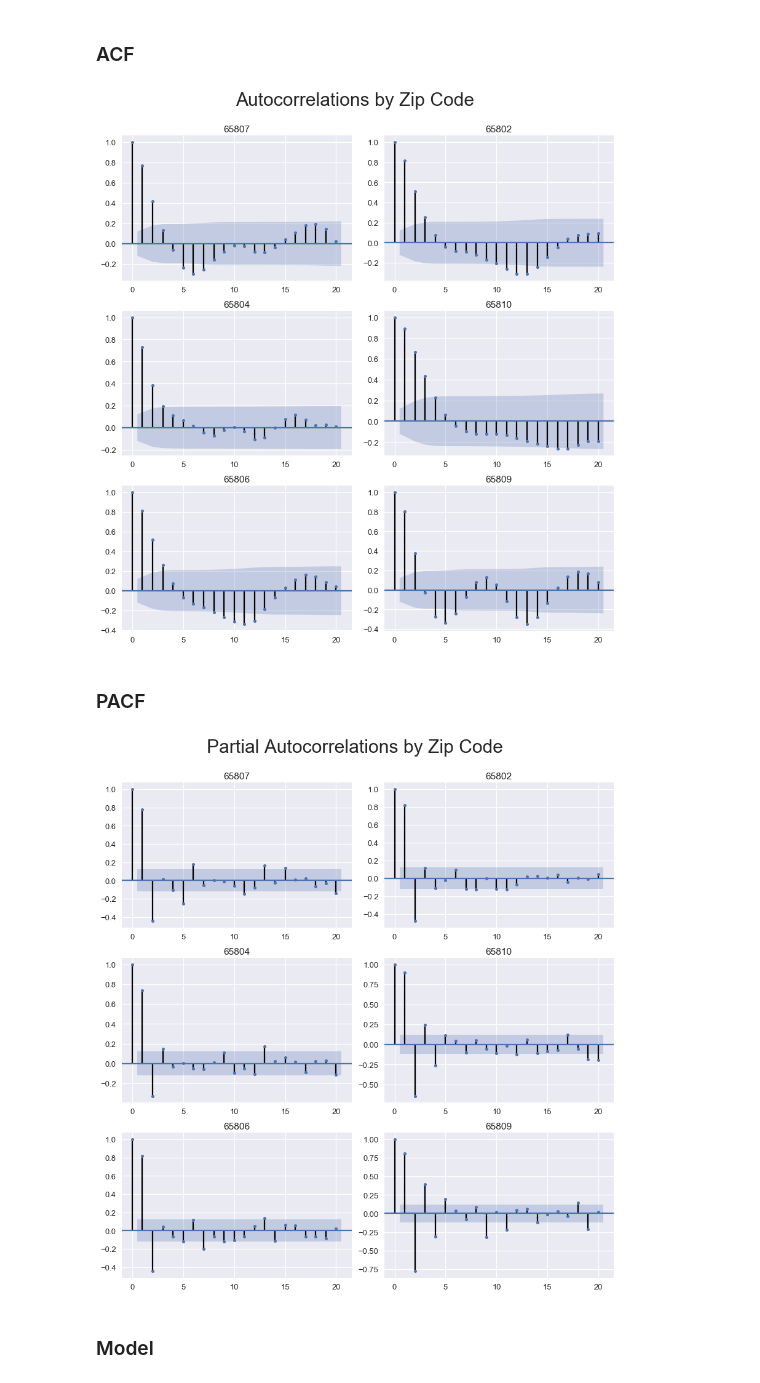
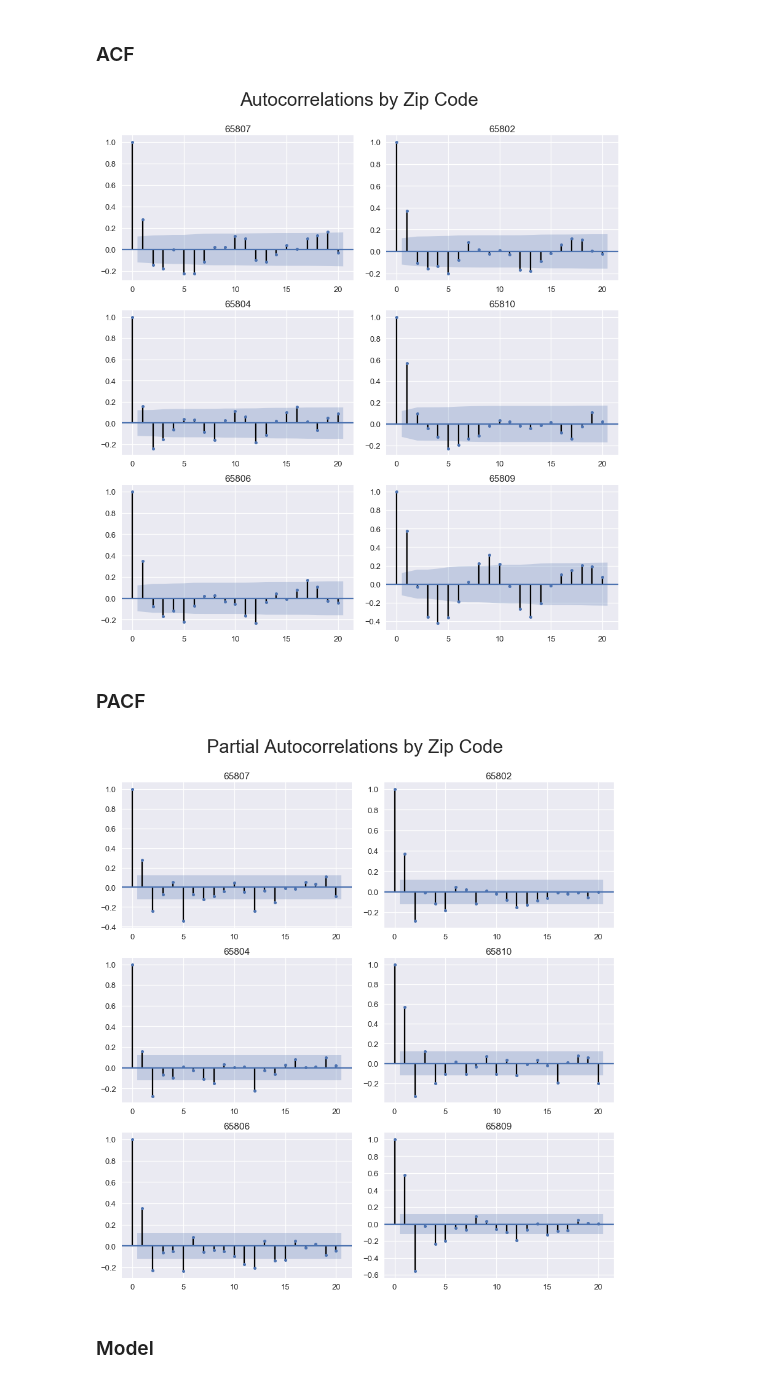
Before and after one commit to tjkim614/springfield_housing_analysis, a Jupyter notebook: 2-Modeling.ipynb, the cells around one changed output. Drawn from its saved outputs; the diff is of its cells as text; code cells hidden in the pictures.

Commit message:
added graphs

```diff
--- a/2-Modeling.ipynb
+++ b/2-Modeling.ipynb
@@ -18,7 +18,7 @@ import statsmodels.api as sm
 from statsmodels.graphics.tsaplots import plot_acf, plot_pacf
 
 springfield = pd.read_csv('data/springfield.csv', index_col='date')
-springfield_diff = pd.read_csv('data/springfield_diff.csv', index_col='date')
+springfield_diff_2 = pd.read_csv('data/springfield_diff_2.csv', index_col='date')
 # %% [markdown]
 ### Train/Test Split
 # %%
@@ -68,35 +57,35 @@ springfield_diff
 # %% [markdown]
 ### ACF
 # %%
-n = len(springfield_diff.columns)
+n = len(springfield_diff_2.columns)
 fig, axs = plt.subplots(int(np.ceil(n/2)), 2, figsize=(12, 12))
 fig.suptitle('Autocorrelations by Zip Code', y=1.05, fontsize=30)
 axs_flat = axs.flatten()
 
-for i, col in enumerate(springfield_diff.columns):
-    plot_acf(springfield_diff[col], ax=axs_flat[i], lags=20, title=col)
+for i, col in enumerate(springfield_diff_2.columns):
+    plot_acf(springfield_diff_2[col], ax=axs_flat[i], lags=20, title=col)
 
 plt.tight_layout()
-plt.savefig('visualizations/autocorrelations-diff.png')
+plt.savefig('visualizations/autocorrelations-diff_2.png')
 plt.show()
 # %% [output]
-[figure, old version]
+[figure, new version]
 # %% [markdown]
 ### PACF
 # %%
-n = len(springfield_diff.columns)
+n = len(springfield_diff_2.columns)
 fig, axs = plt.subplots(int(np.ceil(n/2)), 2, figsize=(12, 12))
 fig.suptitle('Partial Autocorrelations by Zip Code', y=1.05, fontsize=30)
 axs_flat = axs.flatten()
 
-for i, col in enumerate(springfield_diff.columns):
-    plot_pacf(springfield_diff[col], ax=axs_flat[i], lags=20, title=col)
+for i, col in enumerate(springfield_diff_2.columns):
+    plot_pacf(springfield_diff_2[col], ax=axs_flat[i], lags=20, title=col)
 
 plt.tight_layout()
-plt.savefig('visualizations/partial-autocorrelations-diff.png')
+plt.savefig('visualizations/partial-autocorrelations-diff_2.png')
 plt.show()
 # %% [output]
-[figure, old version]
+[figure, new version]
 # %% [markdown]
 ### Model
 # %% [markdown]
```
Also changed, not shown: parts of 14 cells of this notebook, 7 other files.
